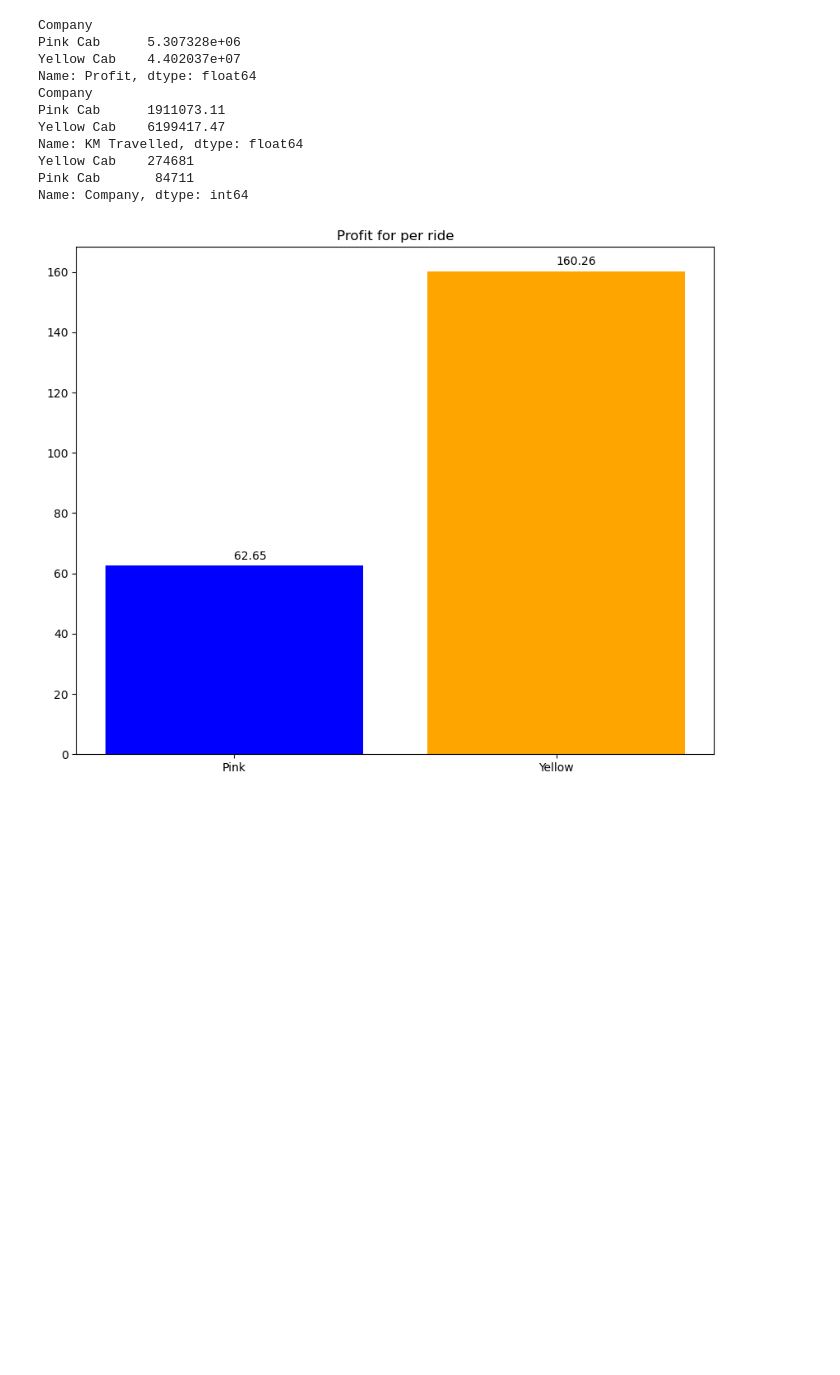
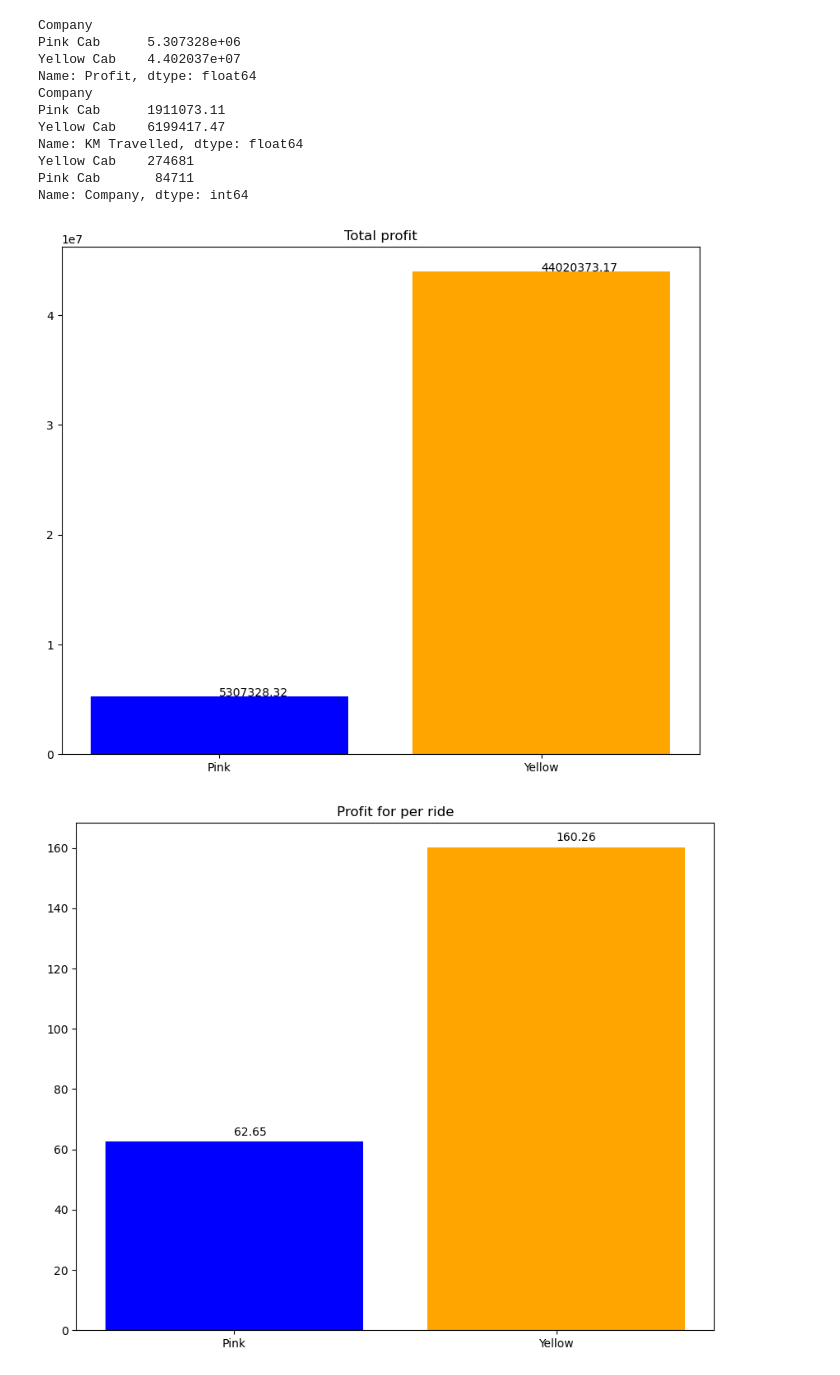
Before and after one commit to Islompulatov/Internship, a Jupyter notebook: week2/dataset/EDA.ipynb, the cells around one changed output. Saved outputs shown, nothing was run; the diff lists cells and outputs as text; code cells hidden in the pictures; blank space fills up the shorter version.

```diff
--- a/week2/dataset/EDA.ipynb
+++ b/week2/dataset/EDA.ipynb
@@ -363,6 +363,21 @@ Name: KM Travelled, dtype: float64
 Yellow Cab    274681
 Pink Cab       84711
 Name: Company, dtype: int64
+# %%
+
+# Yellow Cab making almost 2.5 time more money than Pink Cab for per ride
+plt.figure(figsize=(10,8))
+plt.bar(['Pink', 'Yellow'], total_profit, color = ['blue', 'orange'])
+
+for index, value in enumerate(total_profit):
+    plt.text(index, value+2,
+             str(format(value, '.2f')))
+
+plt.title('Total profit')
+plt.savefig('total_profit.png')
+plt.show()
+# %% [output]
+[figure, added]
 # %%
 #Profit that each company making from per ride
 profit_per_ride = total_profit/number_of_rides
```
Also changed, not shown: parts of 3 cells of this notebook, 5 other files.
